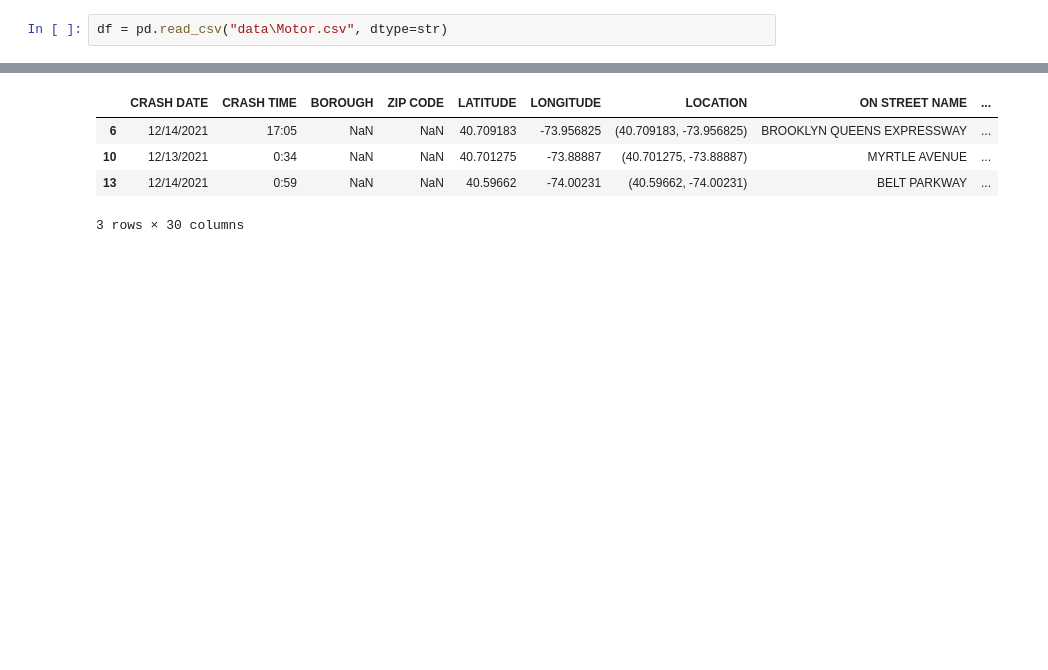
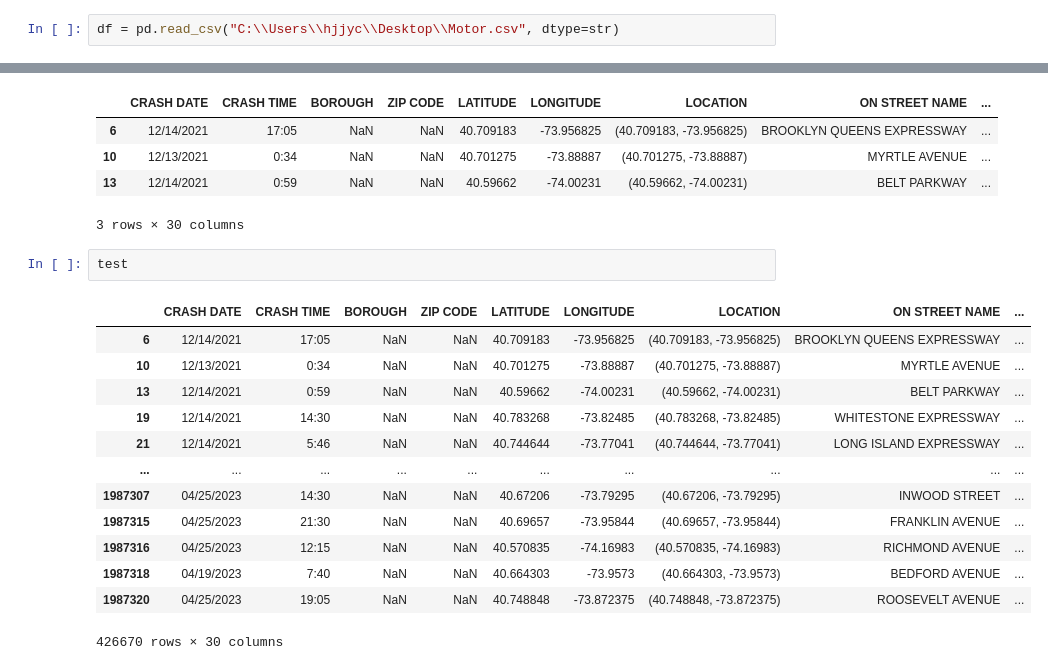
Before and after one commit to M3LLI55X/Social-data-Analysis-and-Visualization, a Jupyter notebook: project/RandomForestAnalysis.ipynb, the cells around one changed output, grey strips where cells are left out. Cells and saved outputs as stored; diff of their text form; blank space fills up the shorter version.

```diff
--- a/project/RandomForestAnalysis.ipynb
+++ b/project/RandomForestAnalysis.ipynb
@@ -17,5 +17,5 @@
 # %%
-df = pd.read_csv("data\Motor.csv", dtype=str)
+df = pd.read_csv("C:\\Users\\hjjyc\\Desktop\\Motor.csv", dtype=str)
 # %%
 df.head(3)
 # %% [output]
@@ -89,6 +89,22 @@ test.head(3)
 | 10 | 12/13/2021 | 0:34 | NaN | NaN | 40.701275 | -73.88887 | (40.701275, -73.88887) | MYRTLE AVENUE | ... |
 | 13 | 12/14/2021 | 0:59 | NaN | NaN | 40.59662 | -74.00231 | (40.59662, -74.00231) | BELT PARKWAY | ... |
 3 rows × 30 columns
+# %%
+test
+# %% [output]
+|  | CRASH DATE | CRASH TIME | BOROUGH | ZIP CODE | LATITUDE | LONGITUDE | LOCATION | ON STREET NAME | ... |
+| 6 | 12/14/2021 | 17:05 | NaN | NaN | 40.709183 | -73.956825 | (40.709183, -73.956825) | BROOKLYN QUEENS EXPRESSWAY | ... |
+| 10 | 12/13/2021 | 0:34 | NaN | NaN | 40.701275 | -73.88887 | (40.701275, -73.88887) | MYRTLE AVENUE | ... |
+| 13 | 12/14/2021 | 0:59 | NaN | NaN | 40.59662 | -74.00231 | (40.59662, -74.00231) | BELT PARKWAY | ... |
+| 19 | 12/14/2021 | 14:30 | NaN | NaN | 40.783268 | -73.82485 | (40.783268, -73.82485) | WHITESTONE EXPRESSWAY | ... |
+| 21 | 12/14/2021 | 5:46 | NaN | NaN | 40.744644 | -73.77041 | (40.744644, -73.77041) | LONG ISLAND EXPRESSWAY | ... |
+| ... | ... | ... | ... | ... | ... | ... | ... | ... | ... |
+| 1987307 | 04/25/2023 | 14:30 | NaN | NaN | 40.67206 | -73.79295 | (40.67206, -73.79295) | INWOOD STREET | ... |
+| 1987315 | 04/25/2023 | 21:30 | NaN | NaN | 40.69657 | -73.95844 | (40.69657, -73.95844) | FRANKLIN AVENUE | ... |
+| 1987316 | 04/25/2023 | 12:15 | NaN | NaN | 40.570835 | -74.16983 | (40.570835, -74.16983) | RICHMOND AVENUE | ... |
+| 1987318 | 04/19/2023 | 7:40 | NaN | NaN | 40.664303 | -73.9573 | (40.664303, -73.9573) | BEDFORD AVENUE | ... |
+| 1987320 | 04/25/2023 | 19:05 | NaN | NaN | 40.748848 | -73.872375 | (40.748848, -73.872375) | ROOSEVELT AVENUE | ... |
+426670 rows × 30 columns
 # %%
 import matplotlib.pyplot as plt
 
```
Also changed, not shown: parts of 7 cells of this notebook.
